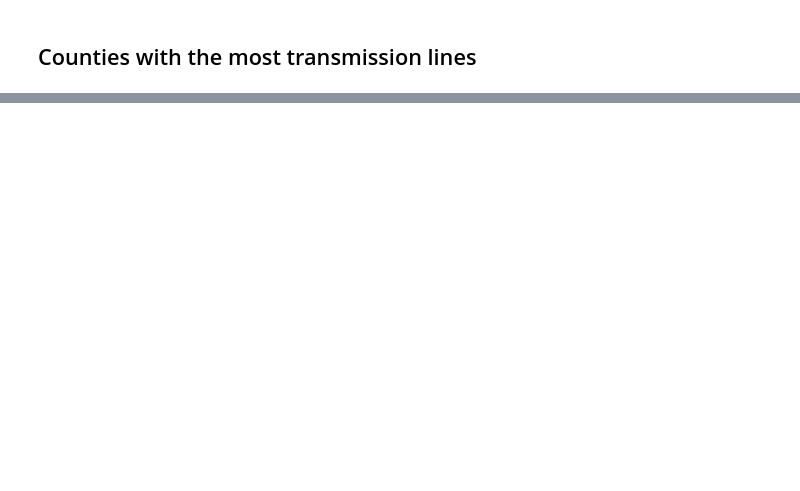
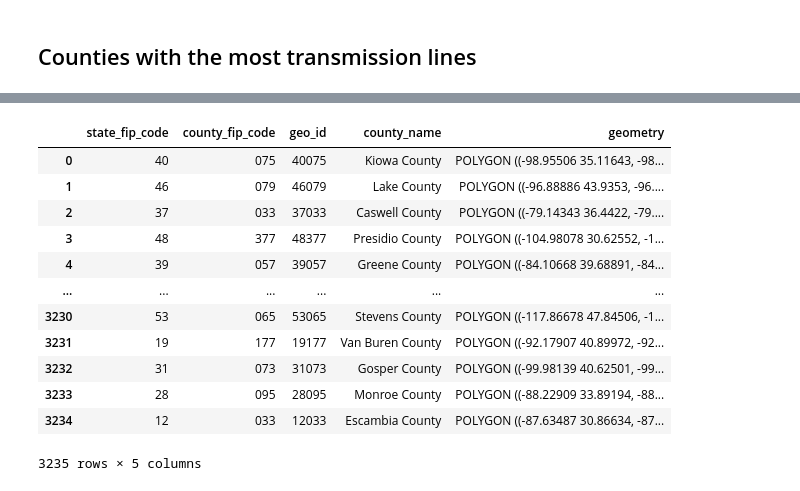
Before and after one commit to quentinconklejr/team-nuclear-family, a Jupyter notebook: notebooks/transmission_line_eda.ipynb, the cells around one changed output, grey strips where cells are left out. Drawn from its saved outputs; the diff is of its cells as text; code cells hidden in the pictures; blank space fills up the shorter version.

```diff
--- a/notebooks/transmission_line_eda.ipynb
+++ b/notebooks/transmission_line_eda.ipynb
@@ -335,0 +338,16 @@ plt.savefig("../results/counties_most_lines.png", bbox_inches = "tight")
+# %%
+df_county
+# %% [output]
+|  | state_fip_code | county_fip_code | geo_id | county_name | geometry |
+| 0 | 40 | 075 | 40075 | Kiowa County | POLYGON ((-98.95506 35.11643, -98... |
+| 1 | 46 | 079 | 46079 | Lake County | POLYGON ((-96.88886 43.9353, -96.... |
+| 2 | 37 | 033 | 37033 | Caswell County | POLYGON ((-79.14343 36.4422, -79.... |
+| 3 | 48 | 377 | 48377 | Presidio County | POLYGON ((-104.98078 30.62552, -1... |
+| 4 | 39 | 057 | 39057 | Greene County | POLYGON ((-84.10668 39.68891, -84... |
+| ... | ... | ... | ... | ... | ... |
+| 3230 | 53 | 065 | 53065 | Stevens County | POLYGON ((-117.86678 47.84506, -1... |
+| 3231 | 19 | 177 | 19177 | Van Buren County | POLYGON ((-92.17907 40.89972, -92... |
+| 3232 | 31 | 073 | 31073 | Gosper County | POLYGON ((-99.98139 40.62501, -99... |
+| 3233 | 28 | 095 | 28095 | Monroe County | POLYGON ((-88.22909 33.89194, -88... |
+| 3234 | 12 | 033 | 12033 | Escambia County | POLYGON ((-87.63487 30.86634, -87... |
+3235 rows × 5 columns
```
Also changed, not shown: parts of 9 cells of this notebook, 1 other file.
